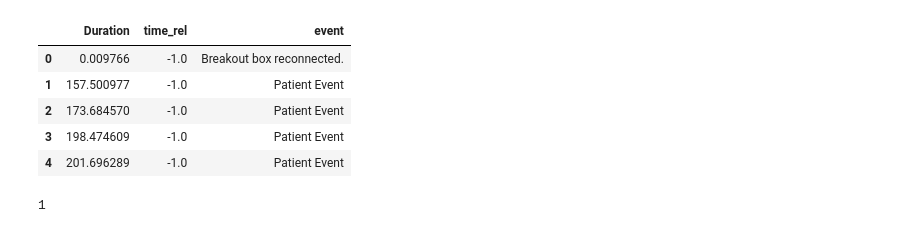
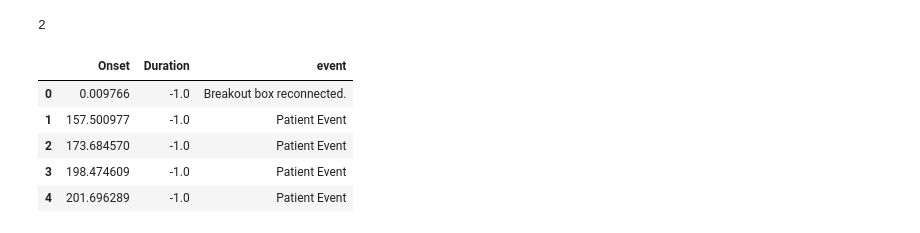
Before and after one commit to mcespedes99/HippiEEGAtlas, a Jupyter notebook: code/DSP/EEG_inspection.ipynb, the cells around one changed output. Saved outputs shown, nothing was run; the diff lists cells and outputs as text; code cells hidden in the pictures.

```diff
--- a/code/DSP/EEG_inspection.ipynb
+++ b/code/DSP/EEG_inspection.ipynb
@@ -7,21 +68,24 @@ import matplotlib.pyplot as plt
 # %%
-file = "projects/ctb-akhanf/cfmm-bids/Khan/epi_iEEG/ieeg/bids/sub-002/ses-002/ieeg/sub-002_ses-002_task-full_run-01_ieeg.edf"
+file = "/home/mcesped/projects/ctb-akhanf/cfmm-bids/Khan/epi_iEEG/ieeg/bids/sub-002/ses-002/ieeg/sub-002_ses-002_task-full_run-01_ieeg.edf"
 f = pyedflib.EdfReader(file)
 # %%
 labels = f.getSignalLabels()
+print(labels.index('LAFr3'))
+# %% [output]
+2
 # %%
 # n_annot = len(f.readAnnotations()[0])
 # annot = np.zeros([n_annot, 3])
 annot = f.readAnnotations()
 annot = {
-    'Duration': annot[0],
-    'time_rel': annot[1],
+    'Onset': annot[0],
+    'Duration': annot[1],
     'event': annot[2]
 }
 annot = pd.DataFrame(annot)
 annot.head()
 # %% [output]
-|  | Duration | time_rel | event |
+|  | Onset | Duration | event |
 | 0 | 0.009766 | -1.0 | Breakout box reconnected. |
 | 1 | 157.500977 | -1.0 | Patient Event |
 | 2 | 173.684570 | -1.0 | Patient Event |
@@ -34,4 +97,0 @@ time_stamps = annot.Duration.to_numpy()[id]
-# %%
-time_stamps.size
-# %% [output]
-1
```
Also changed, not shown: parts of 33 cells of this notebook, 6 other files.
